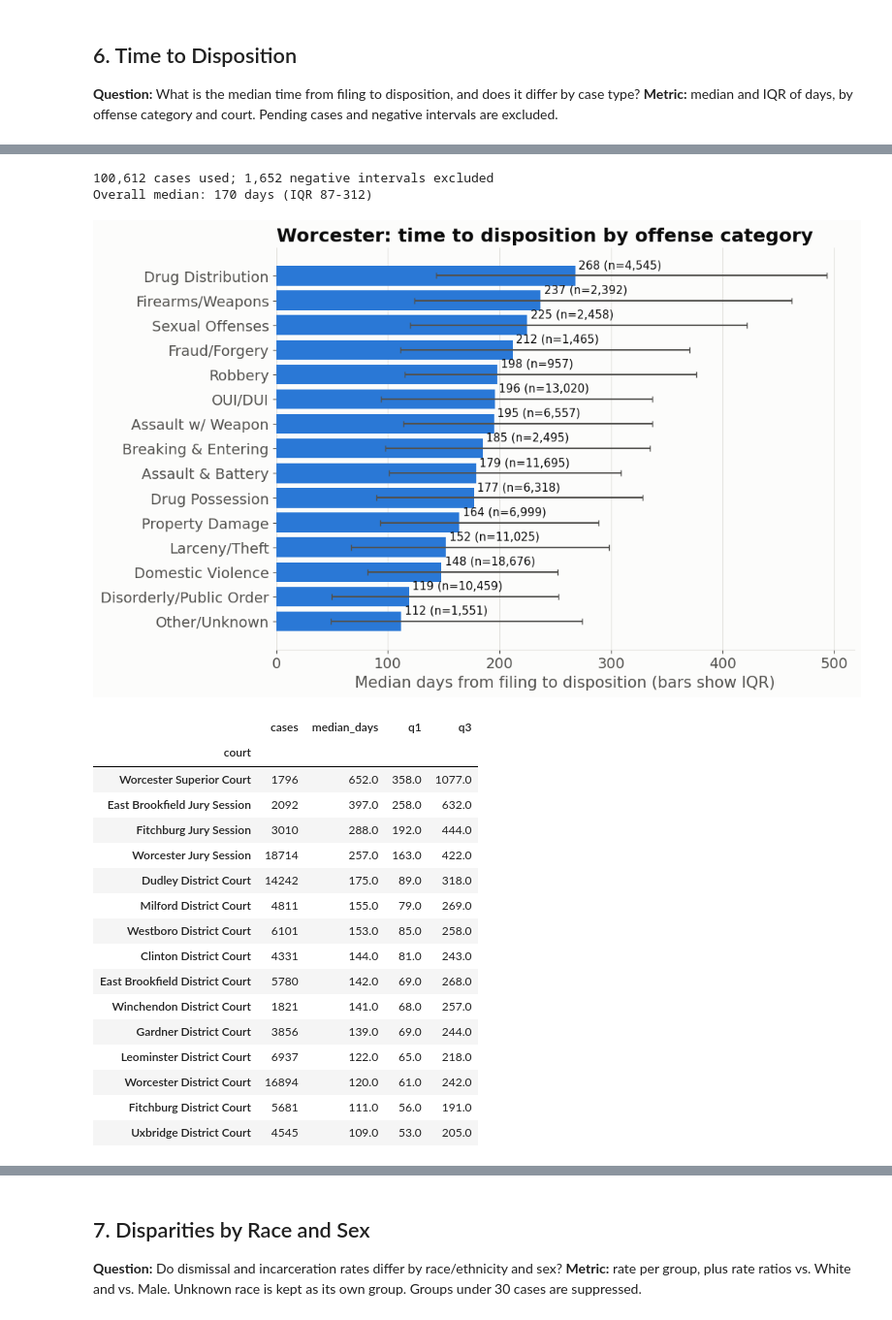
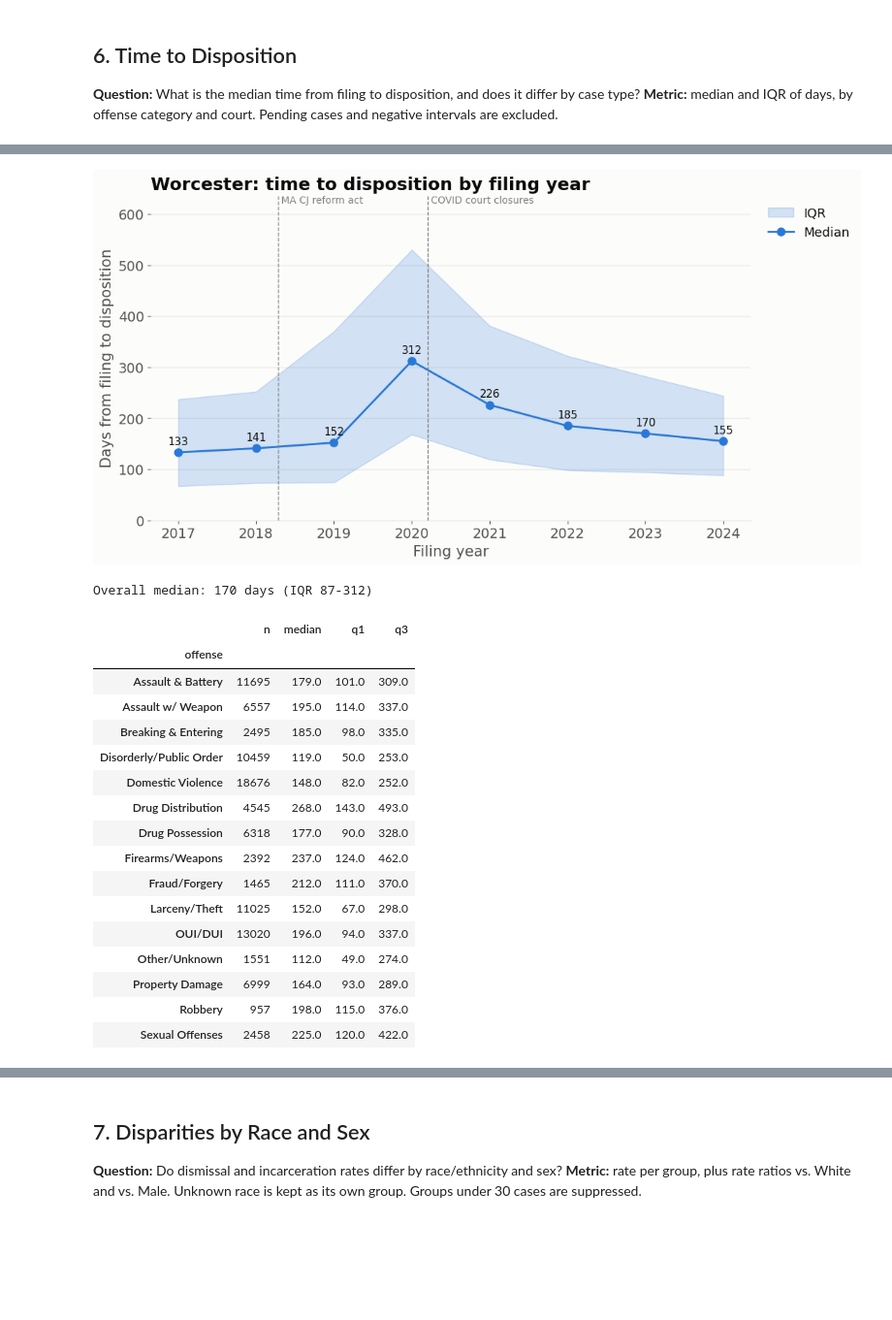
Before and after one commit to BU-Spark/ds-prosecutor-explorer, a Jupyter notebook: fa26/worcester/worcester_analysis.ipynb, the cells around one changed output, grey strips where cells are left out. Shown at 97% size. Saved outputs shown, nothing was run; the diff lists cells and outputs as text; code cells hidden in the pictures; blank space fills up the shorter version.

```diff
--- a/fa26/worcester/worcester_analysis.ipynb
+++ b/fa26/worcester/worcester_analysis.ipynb
@@ -579,34 +591,10 @@ display(results.to_frame("value"))
 **Question:** What is the median time from filing to disposition, and does it differ by case type?
 **Metric:** median and IQR of days, by offense category and court. Pending cases and negative intervals are excluded.
 # %%
-t = cases.copy()
-t["days"] = (t["disposition_date"] - t["filing_date"]).dt.days
-n_negative = (t["days"] < 0).sum()
-t = t[t["days"] >= 0]
-print(f"{len(t):,} cases used; {n_negative:,} negative intervals excluded")
-
-def iqr_table(group):
-    g = t.groupby(group)["days"]
-    out = pd.DataFrame({"cases": g.size(), "median_days": g.median(),
-                        "q1": g.quantile(0.25), "q3": g.quantile(0.75)})
-    return out[out["cases"] >= MIN_CELL].sort_values("median_days", ascending=False).round(0)
-
-by_offense = iqr_table("offense_category")
-by_court = iqr_table("court")
-print(f"Overall median: {t['days'].median():.0f} days (IQR {t['days'].quantile(.25):.0f}-{t['days'].quantile(.75):.0f})")
-
-top = by_offense.head(15).iloc[::-1]
-fig, ax = plt.subplots(figsize=(10, 7))
-ax.barh(top.index, top["median_days"], color=OUTCOME_COLORS["Trial Conviction"])
-ax.errorbar(top["median_days"], range(len(top)),
-            xerr=[top["median_days"] - top["q1"], top["q3"] - top["median_days"]],
-            fmt="none", ecolor=TEXT_SECONDARY, capsize=3)
-for y, (m, n) in enumerate(zip(top["median_days"], top["cases"])):
-    ax.text(m + 3, y + 0.3, f"{m:.0f} (n={n:,})", fontsize=11)
-ax.set_xlabel("Median days from filing to disposition (bars show IQR)")
-ax.grid(axis="x"); ax.grid(axis="y", visible=False)
-ax.set_title(f"{COUNTY.title()}: time to disposition by offense category")
-save_fig(fig, f"{FIG_DIR}/q6_time_by_offense.png")
-plt.show()
-display(by_court)
+t6_offense = plot_time(std, "offense", "offense category", COUNTY, f"{FIG_DIR}/q6_time_by_offense.png")
+t6_court = plot_time(std, "court", "court", COUNTY, f"{FIG_DIR}/q6_time_by_court.png")
+t6_year = plot_time_by_year(std, COUNTY, f"{FIG_DIR}/q6_time_by_year.png")
+print(f"Overall median: {std['days'].median():.0f} days "
+      f"(IQR {std['days'].quantile(.25):.0f}-{std['days'].quantile(.75):.0f})")
+display(t6_offense, t6_court, t6_year)
 # %% [output]
@@ -613,20 +603,19 @@ display(by_court)
+[figure, added]
-100,612 cases used; 1,652 negative intervals excluded
 Overall median: 170 days (IQR 87-312)
-[figure, old version]
-|  | cases | median_days | q1 | q3 |
-| court |  |  |  |  |
-| Worcester Superior Court | 1796 | 652.0 | 358.0 | 1077.0 |
-| East Brookfield Jury Session | 2092 | 397.0 | 258.0 | 632.0 |
-| Fitchburg Jury Session | 3010 | 288.0 | 192.0 | 444.0 |
-| Worcester Jury Session | 18714 | 257.0 | 163.0 | 422.0 |
-| Dudley District Court | 14242 | 175.0 | 89.0 | 318.0 |
-| Milford District Court | 4811 | 155.0 | 79.0 | 269.0 |
-| Westboro District Court | 6101 | 153.0 | 85.0 | 258.0 |
-| Clinton District Court | 4331 | 144.0 | 81.0 | 243.0 |
-| East Brookfield District Court | 5780 | 142.0 | 69.0 | 268.0 |
-| Winchendon District Court | 1821 | 141.0 | 68.0 | 257.0 |
-| Gardner District Court | 3856 | 139.0 | 69.0 | 244.0 |
-| Leominster District Court | 6937 | 122.0 | 65.0 | 218.0 |
-| Worcester District Court | 16894 | 120.0 | 61.0 | 242.0 |
-| Fitchburg District Court | 5681 | 111.0 | 56.0 | 191.0 |
-| Uxbridge District Court | 4545 | 109.0 | 53.0 | 205.0 |
+|  | n | median | q1 | q3 |
+| offense |  |  |  |  |
+| Assault & Battery | 11695 | 179.0 | 101.0 | 309.0 |
+| Assault w/ Weapon | 6557 | 195.0 | 114.0 | 337.0 |
+| Breaking & Entering | 2495 | 185.0 | 98.0 | 335.0 |
+| Disorderly/Public Order | 10459 | 119.0 | 50.0 | 253.0 |
+| Domestic Violence | 18676 | 148.0 | 82.0 | 252.0 |
+| Drug Distribution | 4545 | 268.0 | 143.0 | 493.0 |
+| Drug Possession | 6318 | 177.0 | 90.0 | 328.0 |
+| Firearms/Weapons | 2392 | 237.0 | 124.0 | 462.0 |
+| Fraud/Forgery | 1465 | 212.0 | 111.0 | 370.0 |
+| Larceny/Theft | 11025 | 152.0 | 67.0 | 298.0 |
+| OUI/DUI | 13020 | 196.0 | 94.0 | 337.0 |
+| Other/Unknown | 1551 | 112.0 | 49.0 | 274.0 |
+| Property Damage | 6999 | 164.0 | 93.0 | 289.0 |
+| Robbery | 957 | 198.0 | 115.0 | 376.0 |
+| Sexual Offenses | 2458 | 225.0 | 120.0 | 422.0 |
```
Also changed, not shown: parts of 15 cells of this notebook, 15 other files.
